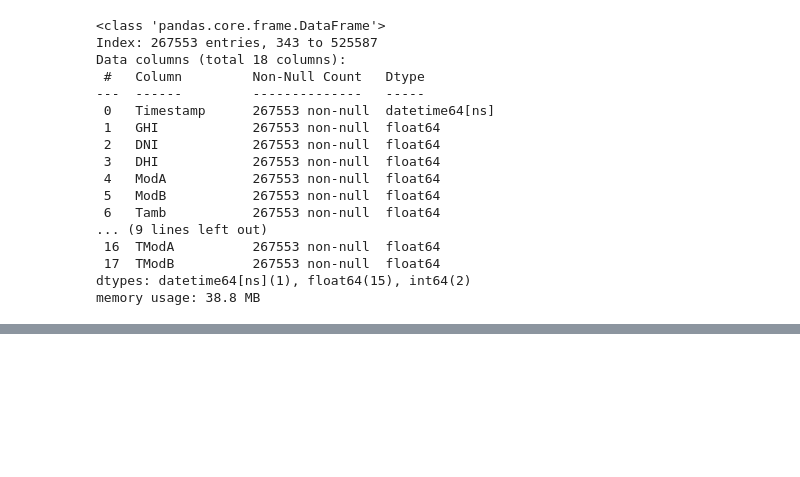
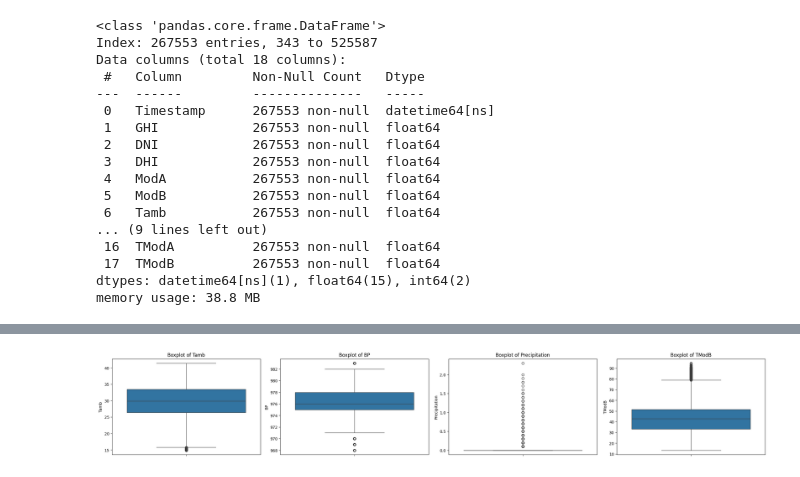
Before and after one commit to Ty-Miki/solar-challenge-week0, a Jupyter notebook: notebooks/eda_togo.ipynb, the cells around one changed output, grey strips where cells are left out. Drawn from its saved outputs; the diff is of its cells as text; code cells hidden in the pictures; blank space fills up the shorter version.

```diff
--- a/notebooks/eda_togo.ipynb
+++ b/notebooks/eda_togo.ipynb
@@ -102,0 +165,10 @@ day_time_df.describe()
+# %%
+# Calculate z-scores for other columns
+other_cols = ['Tamb', 'BP', 'Precipitation', 'TModA', 'TModB']
+
+for column in other_cols:
+    z_scores = zscore(day_time_df[column])
+    day_time_df[f'outlier_{column}'] = (np.abs(z_scores) > 3)
+
+outlier_summary = {col: day_time_df[f'outlier_{col}'].sum() for col in other_cols}
+print("Outlier counts per column:", outlier_summary)
@@ -102,0 +182,4 @@ day_time_df.describe()
+# %%
+# boxplot for columns with outliers
+plot_gen.plot_box(df=day_time_df, columns=['Tamb', 'BP', 'Precipitation', 'TModB'])
+# %% [output]
@@ -102,0 +190 @@ day_time_df.describe()
+[figure, added]
```
Also changed, not shown: parts of 14 cells of this notebook.
